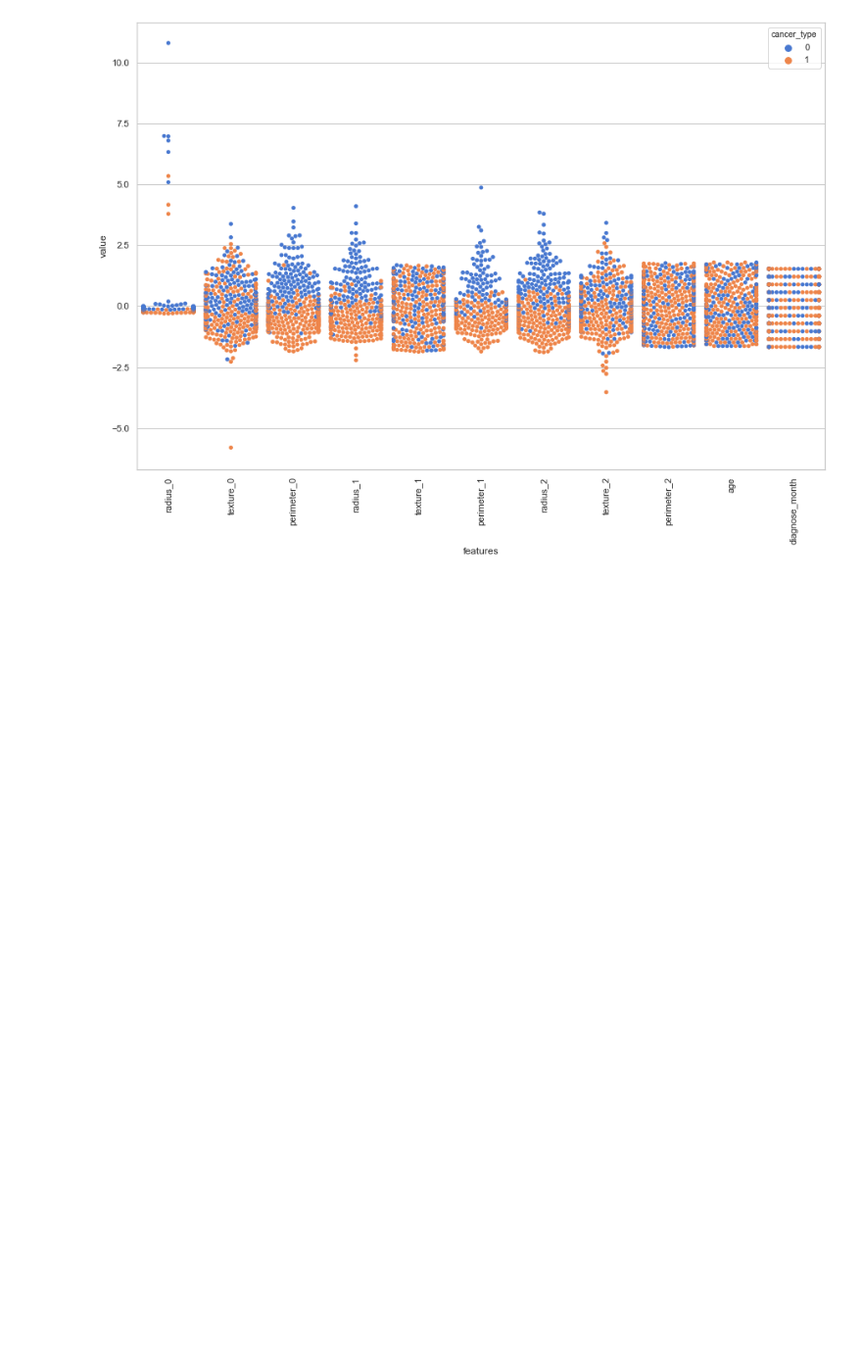
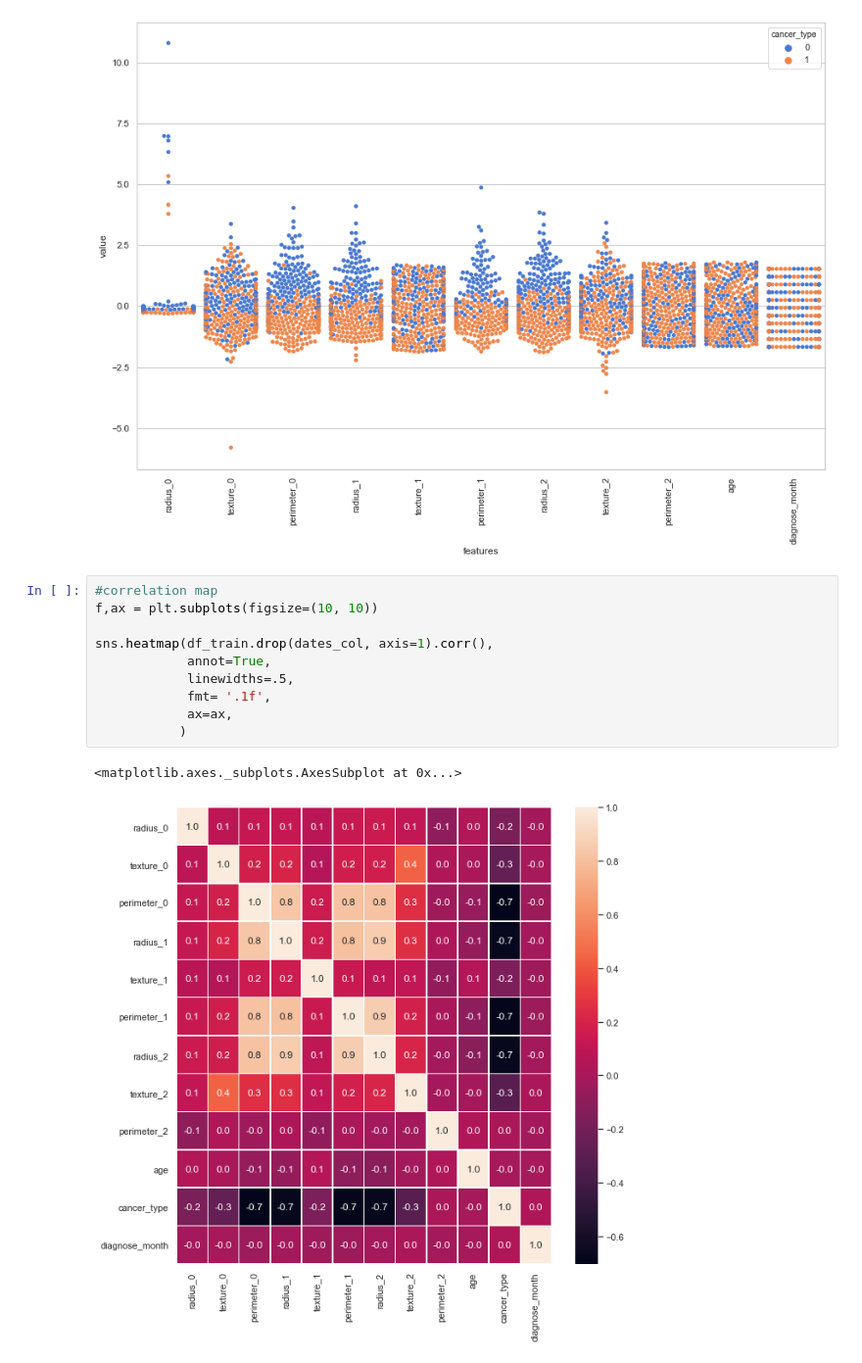
Before and after one commit to ck-unifr/challenge_may_20, a Jupyter notebook: notebook/bi_challenge_solution_may_20.ipynb, the cells around one changed output. Shown at 98% size. Drawn from its saved outputs; the diff is of its cells as text; blank space fills up the shorter version.

```diff
--- a/notebook/bi_challenge_solution_may_20.ipynb
+++ b/notebook/bi_challenge_solution_may_20.ipynb
@@ -356,3 +356,16 @@ plt.xticks(rotation=90)
 (array([ 0,  1,  2,  3,  4,  5,  6,  7,  8,  9, 10]),
  <a list of 11 Text xticklabel objects>)
 [figure]
+# %%
+#correlation map
+f,ax = plt.subplots(figsize=(10, 10))
+
+sns.heatmap(df_train.drop(dates_col, axis=1).corr(),
+            annot=True,
+            linewidths=.5,
+            fmt= '.1f',
+            ax=ax,
+           )
+# %% [output]
+<matplotlib.axes._subplots.AxesSubplot at 0x...>
+[figure, added]
```
Also changed, not shown: parts of 5 cells of this notebook.
